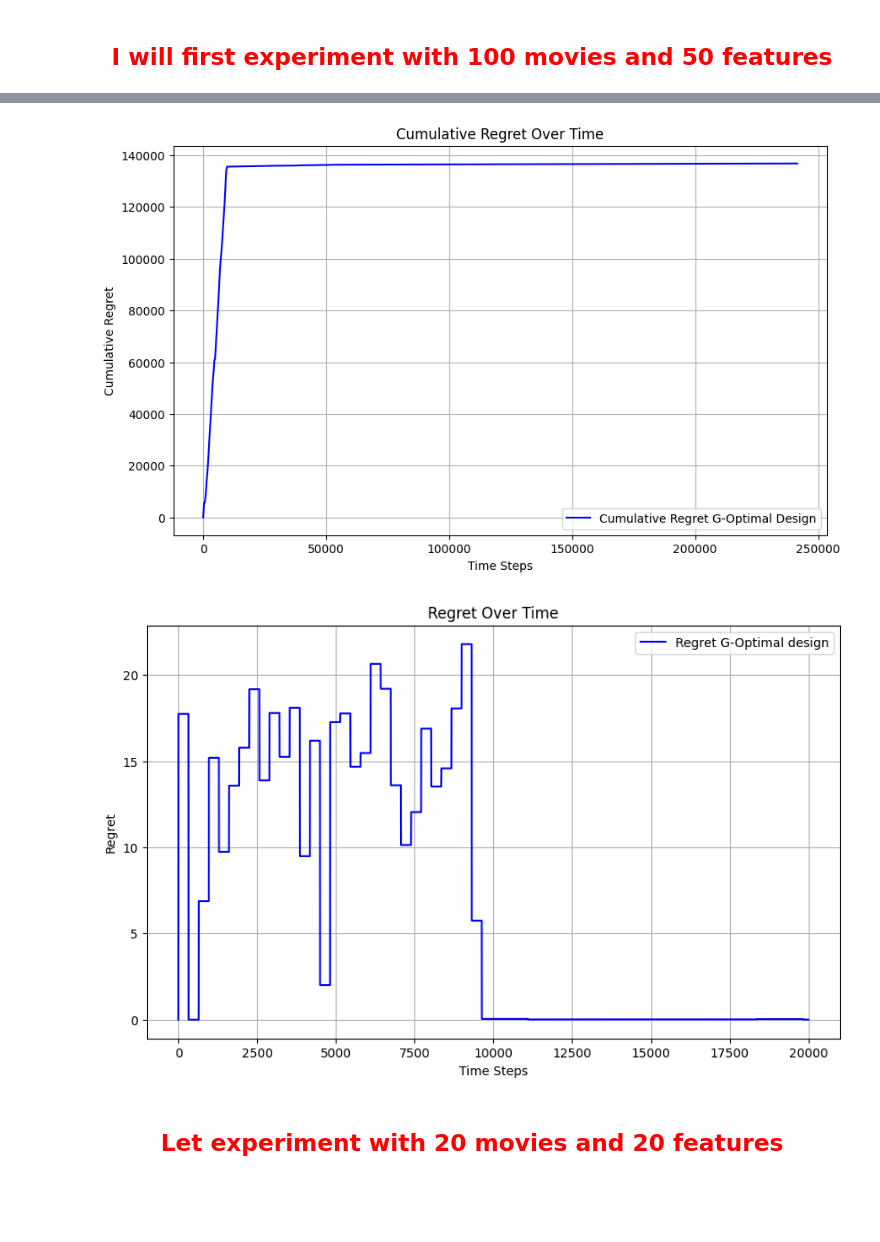
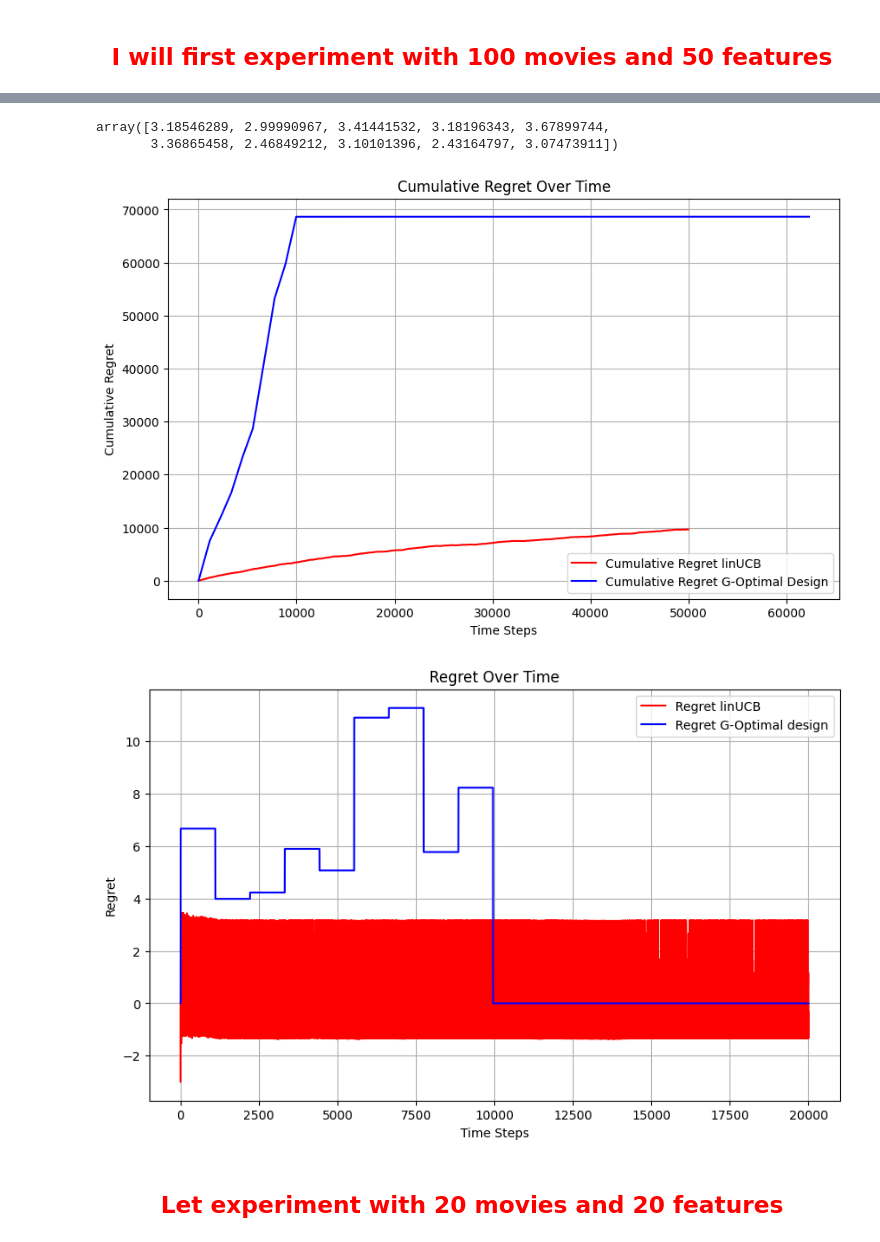
Before and after one commit to HatimRabet/Bandit-Algorithms-for-Movie-Recommendation-System, a Jupyter notebook: scripts/Test_Linear_Bandits.ipynb, the cells around one changed output, grey strips where cells are left out. Saved outputs shown, nothing was run; the diff lists cells and outputs as text; code cells hidden in the pictures; blank space fills up the shorter version.

```diff
--- a/scripts/Test_Linear_Bandits.ipynb
+++ b/scripts/Test_Linear_Bandits.ipynb
@@ -51,30 +51,35 @@ A = movies_data.to_numpy()
 # %%
 from utils import sample_k_movies
 from MAB_class import MABAgent, LinUCB_MABAgent
+import random
 
 
 # Let start with just 10 movies
 
 k = 100
-m = 200
+m = 50
 lambda_ = 1
-movies_id_k = movies_indices[:k]
+A_100, indices = sample_k_movies(A, k, m)
+
+
+# movies_id_k = movies_indices[:k]
+movies_id_k = movies_indices[indices]
 mask = [i for i in range(movieId_of_rating.size) if movieId_of_rating[i] in movies_id_k]
 movieId_of_rating_k = movieId_of_rating[mask]
 ratings_k = ratings[mask]
 
 
-A_100 = sample_k_movies(A, k, m)
+
 delta = 0.02
-epsilon = 0.5
-n_rounds = 100000
+epsilon = 1
+n_rounds = 50000
 true_rewards = ratings_k
 rewardsXmovie_indices = movieId_of_rating_k
 actionXmovie_indices = movies_id_k
 
 
 Agent_Optimal = MABAgent(A_100, delta, epsilon, n_rounds, true_rewards, rewardsXmovie_indices, actionXmovie_indices)
-Agent_LinUCB = LinUCB_MABAgent(A_100, delta, lambda_, 5*n_rounds, true_rewards, rewardsXmovie_indices, actionXmovie_indices)
+Agent_LinUCB = LinUCB_MABAgent(A_100, delta, lambda_, n_rounds, true_rewards, rewardsXmovie_indices, actionXmovie_indices)
 # %%
 cumulative_regret, regret, theta = Agent_Optimal.run()
 # cumulative_regret_linUCB, regret_linUCB, theta_linUCB = Agent_LinUCB.run()
@@ -90,12 +101,19 @@ array([0.03333333, 0.03333333, 0.03333333, 0.03333333, 0.03333333,
+# %%
+Agent_LinUCB.A @ Agent_LinUCB.theta
+# %% [output]
+array([3.18546289, 2.99990967, 3.41441532, 3.18196343, 3.67899744,
+       3.36865458, 2.46849212, 3.10101396, 2.43164797, 3.07473911])
+# %%
+cumulative_regret_linUCB, regret_linUCB, theta_linUCB = Agent_LinUCB.run()
 # %%
 import matplotlib.pyplot as plt
 
 time_steps = range(len(cumulative_regret))  # Assuming each entry corresponds to a time step
-# time_steps_linUCB = range(len(cumulative_regret_linUCB))  # Assuming each entry corresponds to a time step
+time_steps_linUCB = range(len(cumulative_regret_linUCB))  # Assuming each entry corresponds to a time step
 
 # Plotting
 plt.figure(figsize=(10, 6))
-# plt.plot(time_steps_linUCB, cumulative_regret_linUCB, linestyle='-', color='r', label='Cumulative Regret linUCB')
+plt.plot(time_steps_linUCB, cumulative_regret_linUCB, linestyle='-', color='r', label='Cumulative Regret linUCB')
 plt.plot(time_steps, cumulative_regret, linestyle='-', color='b', label='Cumulative Regret G-Optimal Design')
 
 # Customizing the plot
@@ -108,24 +126,24 @@ plt.grid(True)
 # Show the plot
 plt.show()
 # %% [output]
-[figure, old version]
+[figure, new version]
 # %%
 # Plotting
 plt.figure(figsize=(10, 6))
-# plt.plot(time_steps_linUCB[:10000], regret_linUCB[:10000], linestyle='-', color='r', label='Regret linUCB')
+plt.plot(time_steps_linUCB[:20000], regret_linUCB[:20000], linestyle='-', color='r', label='Regret linUCB')
 plt.plot(time_steps[:20000], regret[:20000], linestyle='-', color='b', label='Regret G-Optimal design')
 
 # Customizing the plot
 plt.title('Regret Over Time')
 plt.xlabel('Time Steps')
 plt.ylabel('Regret')
 plt.legend()
 plt.grid(True)
 
 # Show the plot
 plt.show()
 # %% [output]
-[figure, old version]
+[figure, new version]
 # %% [markdown]
 ## <font color='red'> <div align='center'> Let experiment with 20 movies and 20 features </font></div>
 # %%
```
Also changed, not shown: parts of 3 cells of this notebook, 1 other file.
